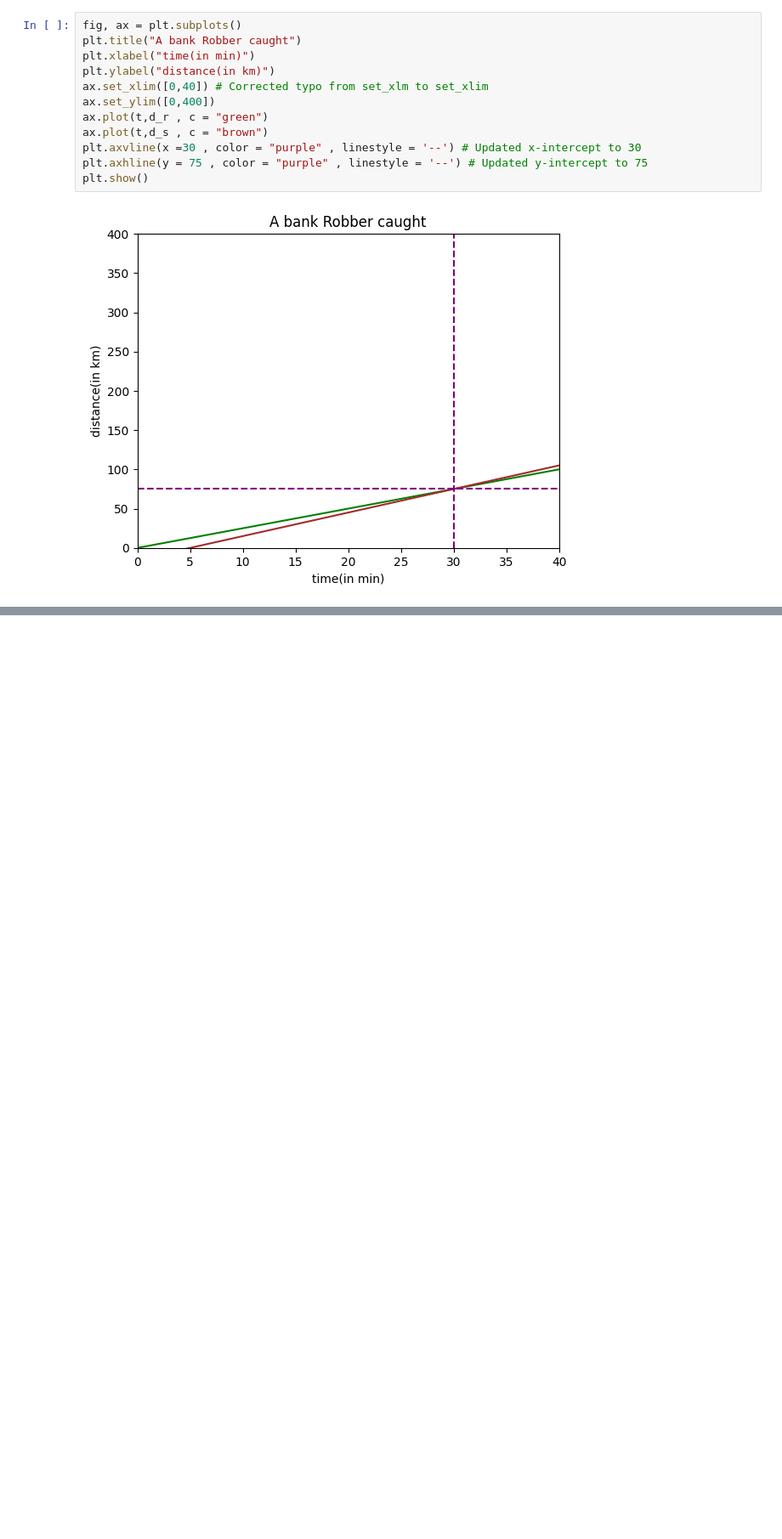
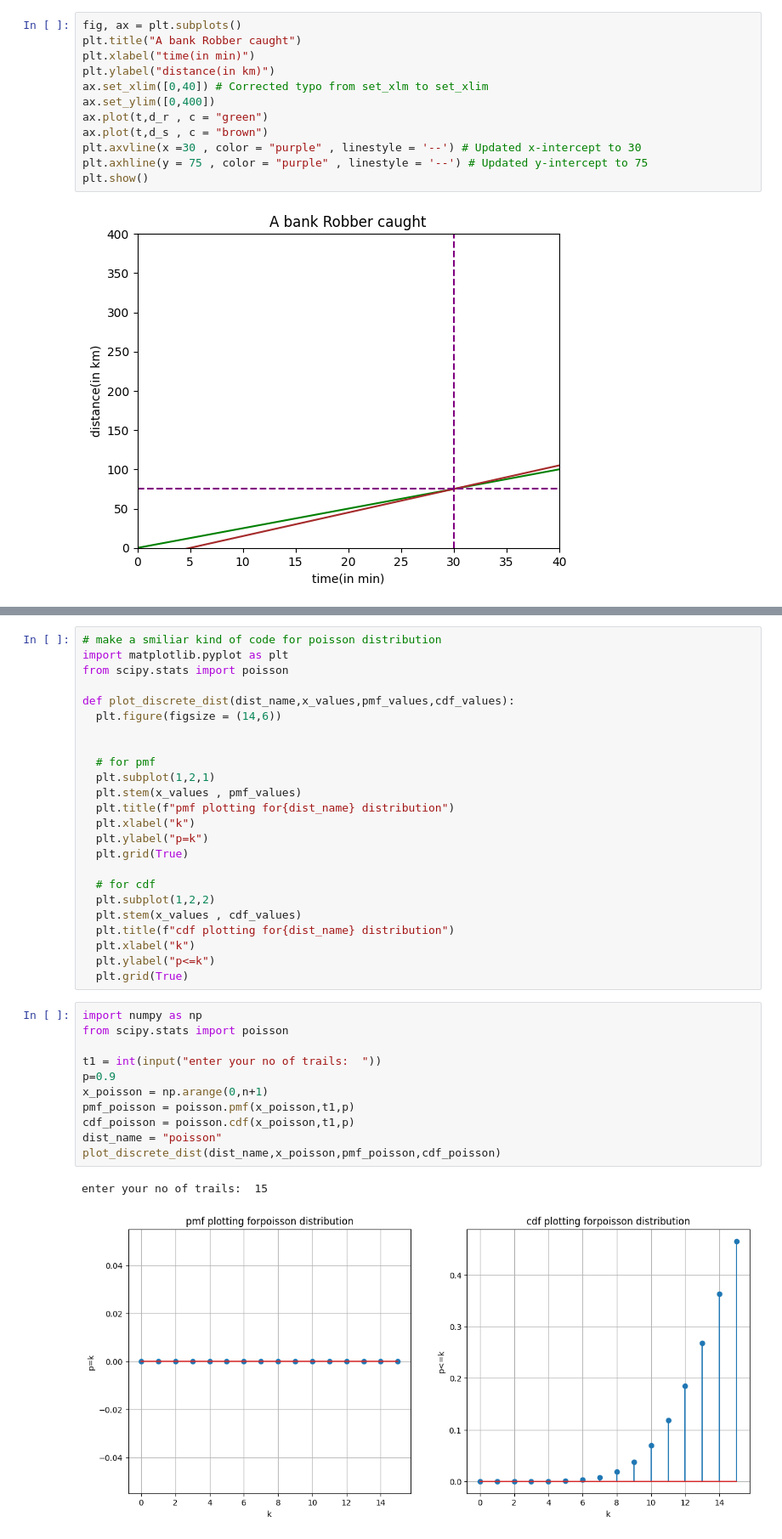
Before and after one commit to Ashish0011-ashu/OOP, a Jupyter notebook: practise_libraries.ipynb, the cells around one changed output, grey strips where cells are left out. Shown at 85% size. Drawn from its saved outputs; the diff is of its cells as text; blank space fills up the shorter version.

```diff
--- a/practise_libraries.ipynb
+++ b/practise_libraries.ipynb
@@ -25,0 +82,38 @@ plt.show()
+# %%
+# make a smiliar kind of code for poisson distribution
+import matplotlib.pyplot as plt
+from scipy.stats import poisson
+
+def plot_discrete_dist(dist_name,x_values,pmf_values,cdf_values):
+  plt.figure(figsize = (14,6))
+
+
+  # for pmf
+  plt.subplot(1,2,1)
+  plt.stem(x_values , pmf_values)
+  plt.title(f"pmf plotting for{dist_name} distribution")
+  plt.xlabel("k")
+  plt.ylabel("p=k")
+  plt.grid(True)
+
+  # for cdf
+  plt.subplot(1,2,2)
+  plt.stem(x_values , cdf_values)
+  plt.title(f"cdf plotting for{dist_name} distribution")
+  plt.xlabel("k")
+  plt.ylabel("p<=k")
+  plt.grid(True)
+# %%
+import numpy as np
+from scipy.stats import poisson
+
+t1 = int(input("enter your no of trails:  "))
+p=0.9
+x_poisson = np.arange(0,n+1)
+pmf_poisson = poisson.pmf(x_poisson,t1,p)
+cdf_poisson = poisson.cdf(x_poisson,t1,p)
+dist_name = "poisson"
+plot_discrete_dist(dist_name,x_poisson,pmf_poisson,cdf_poisson)
+# %% [output]
+enter your no of trails:  15
+[figure, added]
```
Also changed, not shown: parts of 11 cells of this notebook.
